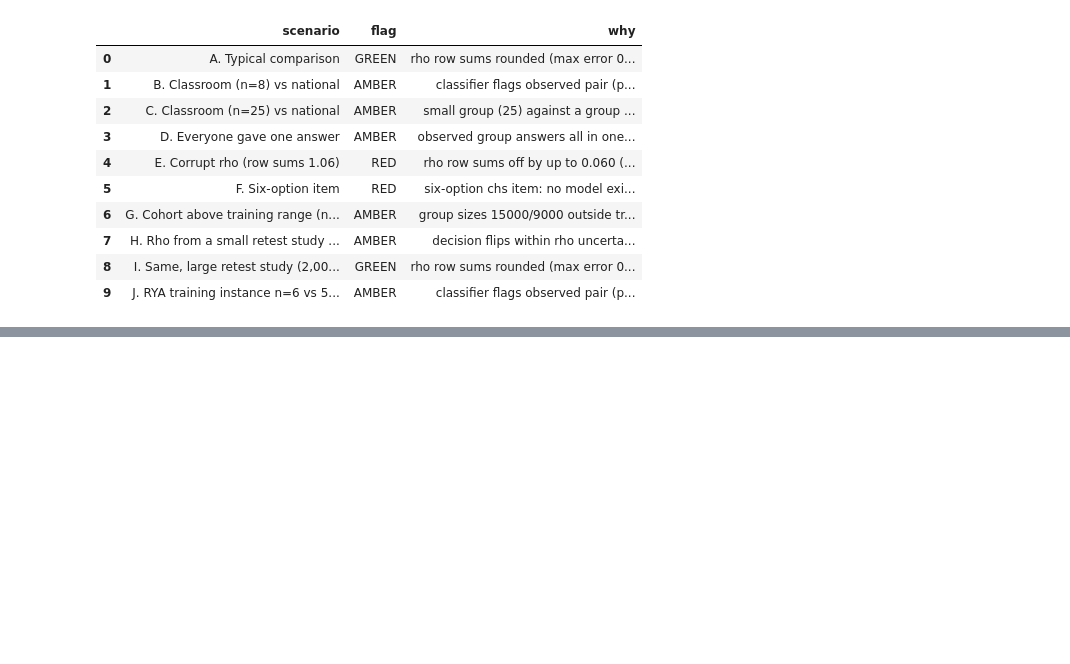
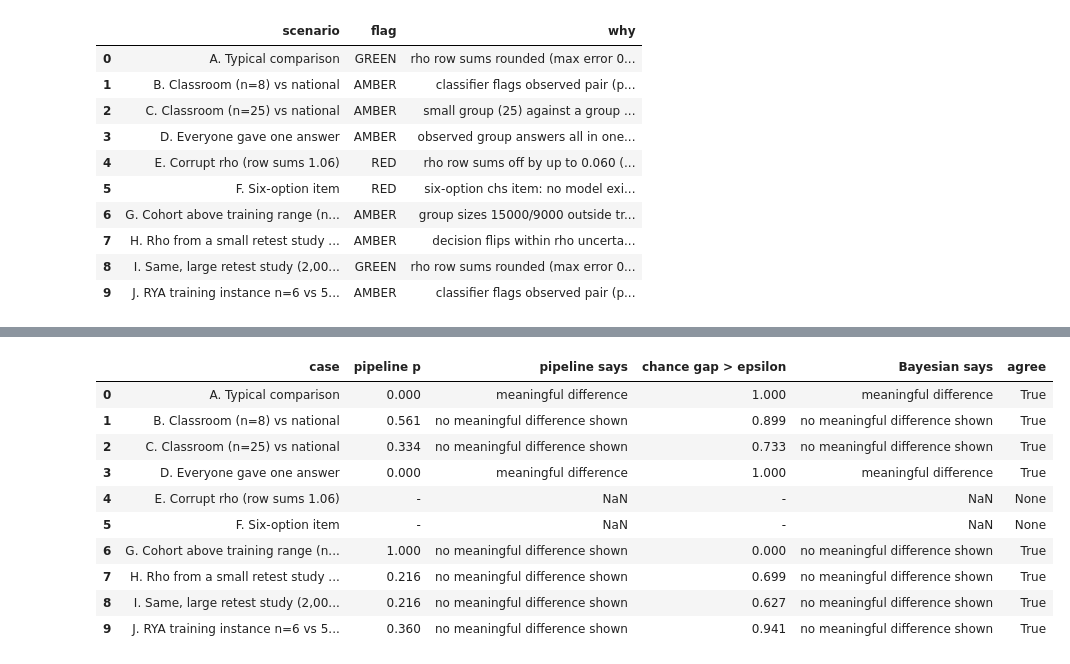
Before and after one commit to pratikd2124/Capstone-project-PG-S2-32, a Jupyter notebook: pipeline_walkthrough.ipynb, the cells around one changed output, grey strips where cells are left out. Cells and saved outputs as stored; diff of their text form; code cells hidden in the pictures; blank space fills up the shorter version.

```diff
--- a/pipeline_walkthrough.ipynb
+++ b/pipeline_walkthrough.ipynb
@@ -352,0 +308,24 @@ Example: `build_pipeline(ROOT, weights="fp16", test_mode="point_null", small_gro
+# %%
+from scrp_toolkit.pipeline.bayes_eval import compare_demo
+bayes = compare_demo(ROOT, EPSILON)
+fmt = lambda v: "-" if not isinstance(v, (int, float)) or not np.isfinite(v) else f"{v:.3f}"
+pd.DataFrame({
+    "case": bayes["scenario"],
+    "pipeline p": bayes["pipeline_p"].map(fmt),
+    "pipeline says": bayes["pipeline_decision"],
+    "chance gap > epsilon": bayes["bayes_P_d_gt_eps"].map(fmt),
+    "Bayesian says": bayes["bayes_decision"],
+    "agree": bayes["agree"],
+})
+# %% [output]
+|  | case | pipeline p | pipeline says | chance gap > epsilon | Bayesian says | agree |
+| 0 | A. Typical comparison | 0.000 | meaningful difference | 1.000 | meaningful difference | True |
+| 1 | B. Classroom (n=8) vs national | 0.561 | no meaningful difference shown | 0.899 | no meaningful difference shown | True |
+| 2 | C. Classroom (n=25) vs national | 0.334 | no meaningful difference shown | 0.733 | no meaningful difference shown | True |
+| 3 | D. Everyone gave one answer | 0.000 | meaningful difference | 1.000 | meaningful difference | True |
+| 4 | E. Corrupt rho (row sums 1.06) | - | NaN | - | NaN | None |
+| 5 | F. Six-option item | - | NaN | - | NaN | None |
+| 6 | G. Cohort above training range (n... | 1.000 | no meaningful difference shown | 0.000 | no meaningful difference shown | True |
+| 7 | H. Rho from a small retest study ... | 0.216 | no meaningful difference shown | 0.699 | no meaningful difference shown | True |
+| 8 | I. Same, large retest study (2,00... | 0.216 | no meaningful difference shown | 0.627 | no meaningful difference shown | True |
+| 9 | J. RYA training instance n=6 vs 5... | 0.360 | no meaningful difference shown | 0.941 | no meaningful difference shown | True |
```
Also changed, not shown: parts of 56 cells of this notebook, 11 other files.
